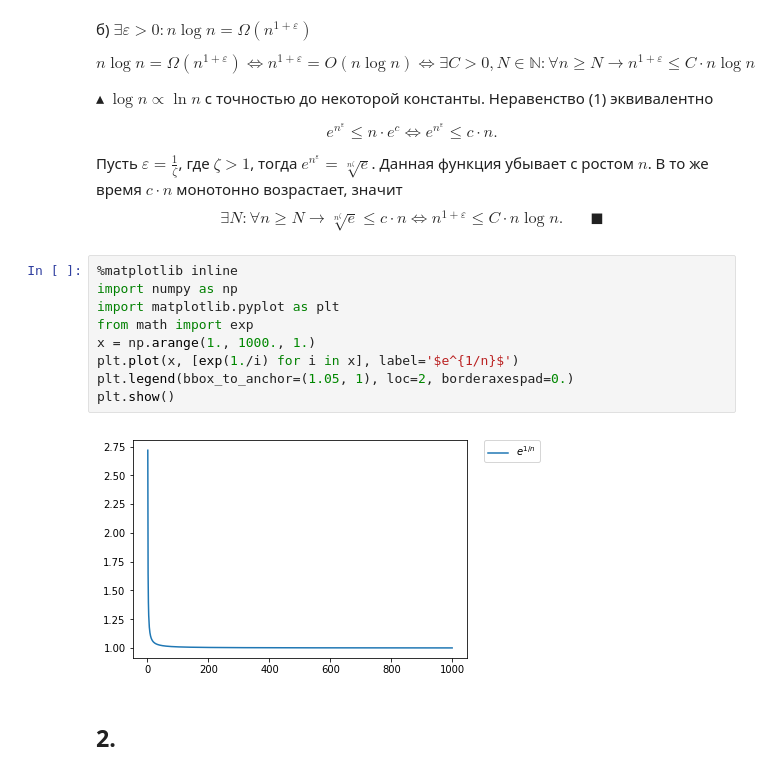
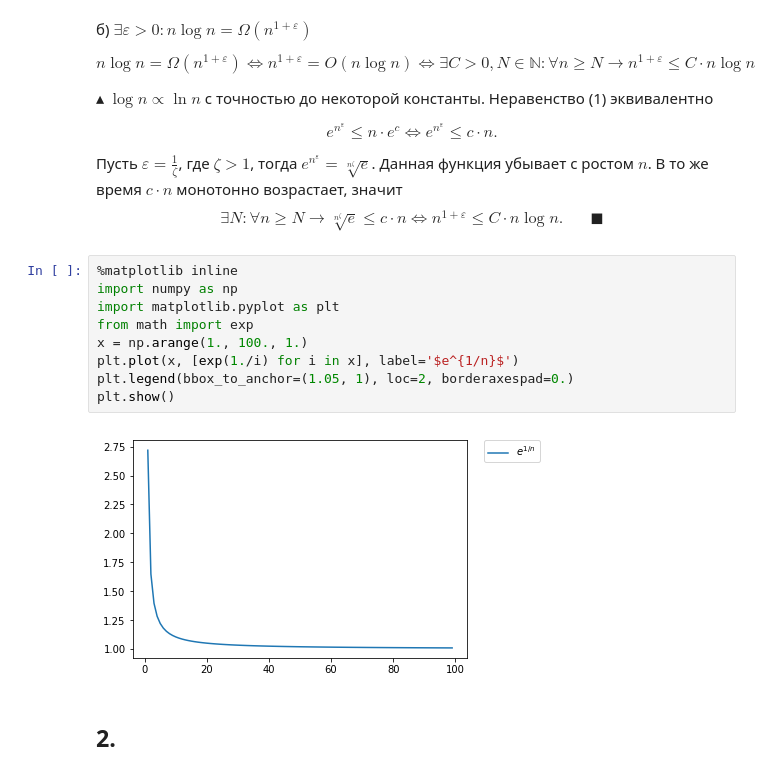
Before and after one commit to iudovin/algo_hw, a Jupyter notebook: Task1.ipynb, the cells around one changed output. Cells and saved outputs as stored; diff of their text form.

```diff
--- a/Task1.ipynb
+++ b/Task1.ipynb
@@ -23,14 +23,14 @@ $$\exists N: \forall n \geq N \rightarrow \sqrt[n^\zeta]{e} \leq c \cdot n \Left
 # %%
 %matplotlib inline
 import numpy as np
 import matplotlib.pyplot as plt
 from math import exp
-x = np.arange(1., 1000., 1.)
+x = np.arange(1., 100., 1.)
 plt.plot(x, [exp(1./i) for i in x], label='$e^{1/n}$')
 plt.legend(bbox_to_anchor=(1.05, 1), loc=2, borderaxespad=0.)
 plt.show()
 # %% [output]
-[figure, old version]
+[figure, new version]
 # %% [markdown]
 ## 2.
 # %% [markdown]
```
Also changed, not shown: parts of 2 cells of this notebook.
